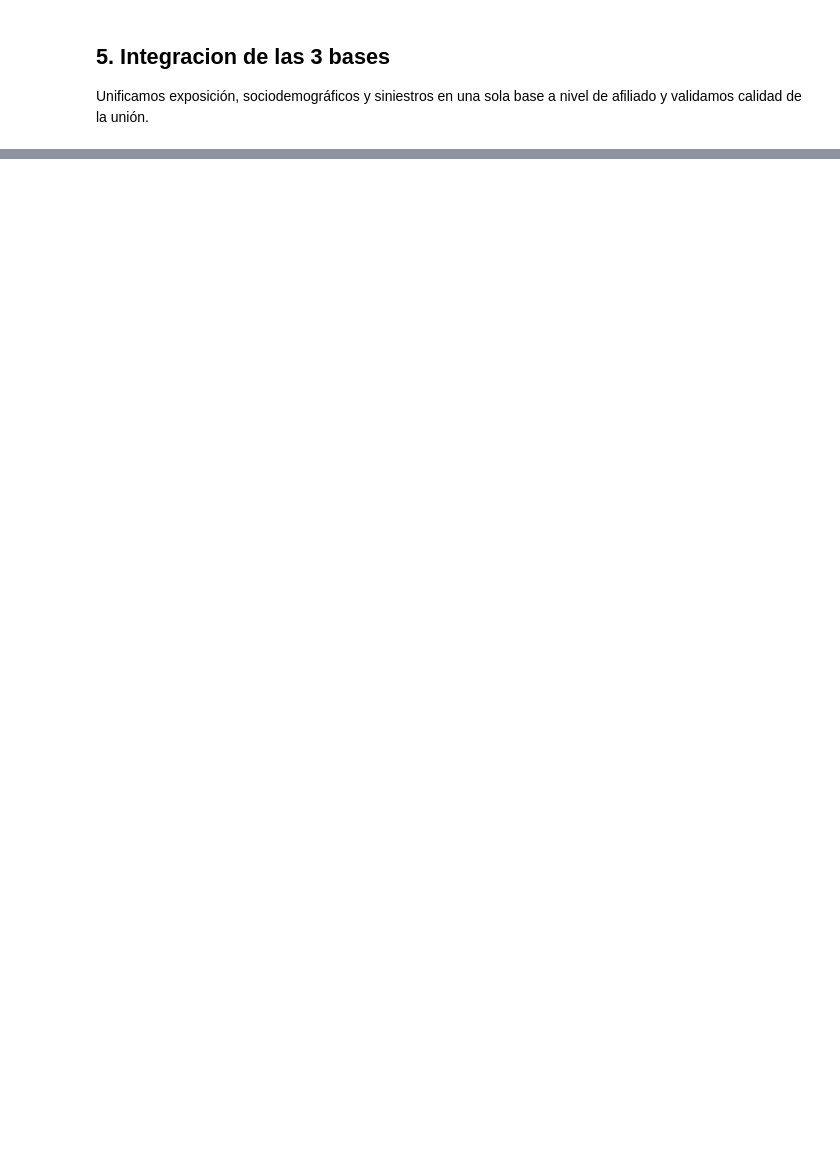
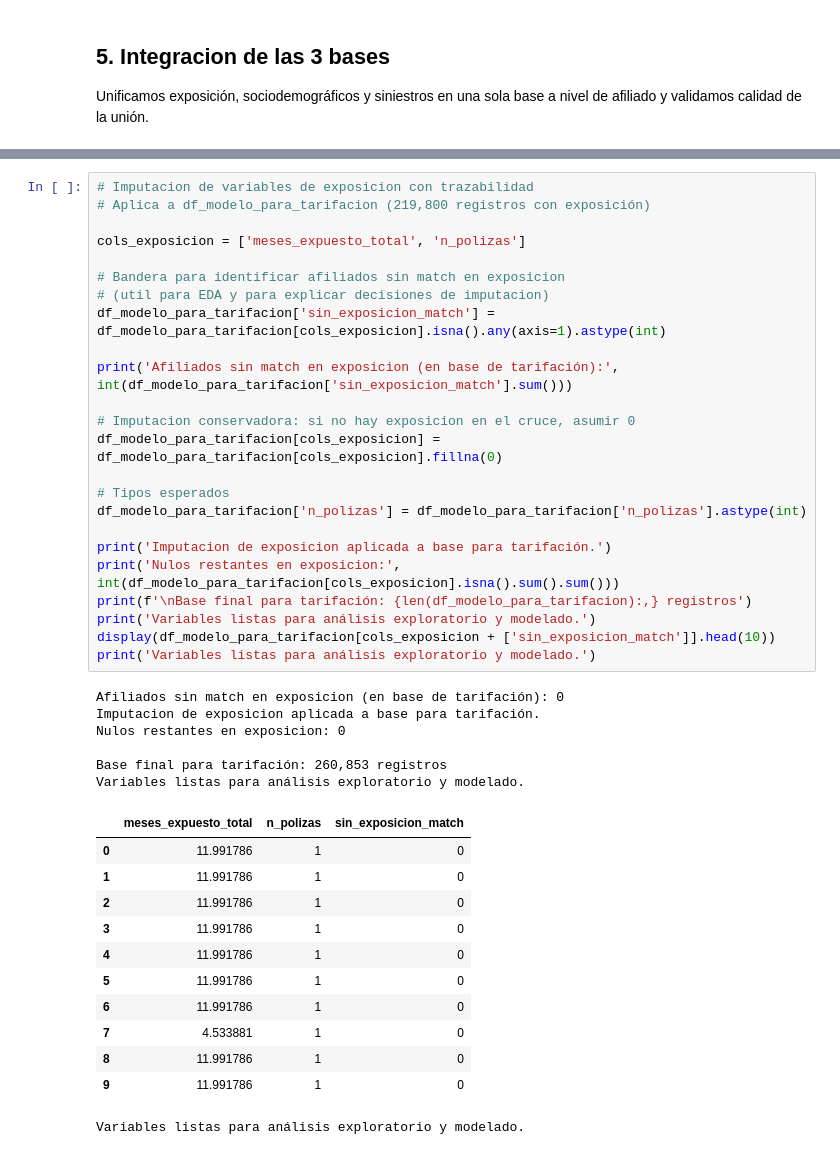
Before and after one commit to yacuervo18/Proyecto_Analitica_II, a Jupyter notebook: src/UdeA_Insurance_Avance1.ipynb, the cells around one changed output, grey strips where cells are left out. Cells and saved outputs as stored; diff of their text form; blank space fills up the shorter version.

```diff
--- a/src/UdeA_Insurance_Avance1.ipynb
+++ b/src/UdeA_Insurance_Avance1.ipynb
@@ -773,0 +957,43 @@ display(df_modelo_base.head(10))
+# %%
+# Imputacion de variables de exposicion con trazabilidad
+# Aplica a df_modelo_para_tarifacion (219,800 registros con exposición)
+
+cols_exposicion = ['meses_expuesto_total', 'n_polizas']
+
+# Bandera para identificar afiliados sin match en exposicion
+# (util para EDA y para explicar decisiones de imputacion)
+df_modelo_para_tarifacion['sin_exposicion_match'] = df_modelo_para_tarifacion[cols_exposicion].isna().any(axis=1).astype(int)
+
+print('Afiliados sin match en exposicion (en base de tarifación):', int(df_modelo_para_tarifacion['sin_exposicion_match'].sum()))
+
+# Imputacion conservadora: si no hay exposicion en el cruce, asumir 0
+df_modelo_para_tarifacion[cols_exposicion] = df_modelo_para_tarifacion[cols_exposicion].fillna(0)
+
+# Tipos esperados
+df_modelo_para_tarifacion['n_polizas'] = df_modelo_para_tarifacion['n_polizas'].astype(int)
+
+print('Imputacion de exposicion aplicada a base para tarifación.')
+print('Nulos restantes en exposicion:', int(df_modelo_para_tarifacion[cols_exposicion].isna().sum().sum()))
+print(f'\nBase final para tarifación: {len(df_modelo_para_tarifacion):,} registros')
+print('Variables listas para análisis exploratorio y modelado.')
+display(df_modelo_para_tarifacion[cols_exposicion + ['sin_exposicion_match']].head(10))
+print('Variables listas para análisis exploratorio y modelado.')
+# %% [output]
+Afiliados sin match en exposicion (en base de tarifación): 0
+Imputacion de exposicion aplicada a base para tarifación.
+Nulos restantes en exposicion: 0
+
+Base final para tarifación: 260,853 registros
+Variables listas para análisis exploratorio y modelado.
+|  | meses_expuesto_total | n_polizas | sin_exposicion_match |
+| 0 | 11.991786 | 1 | 0 |
+| 1 | 11.991786 | 1 | 0 |
+| 2 | 11.991786 | 1 | 0 |
+| 3 | 11.991786 | 1 | 0 |
+| 4 | 11.991786 | 1 | 0 |
+| 5 | 11.991786 | 1 | 0 |
+| 6 | 11.991786 | 1 | 0 |
+| 7 | 4.533881 | 1 | 0 |
+| 8 | 11.991786 | 1 | 0 |
+| 9 | 11.991786 | 1 | 0 |
+Variables listas para análisis exploratorio y modelado.
```
Also changed, not shown: parts of 8 cells of this notebook.
